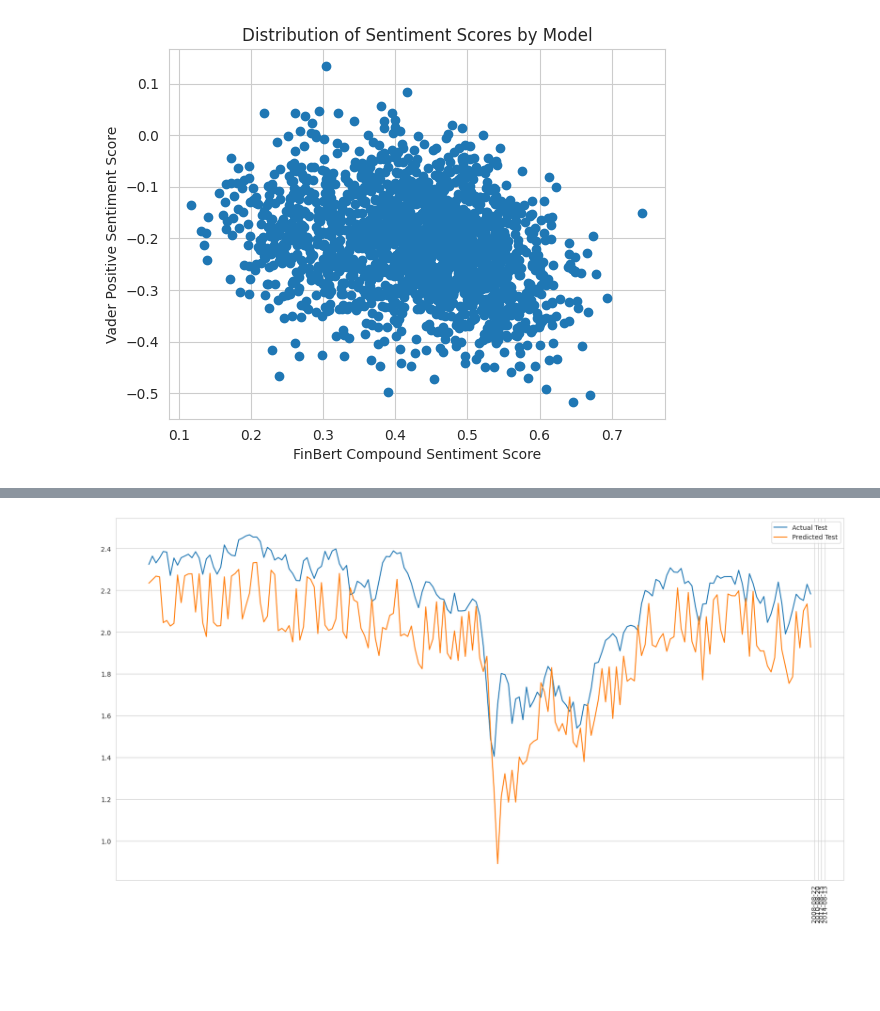
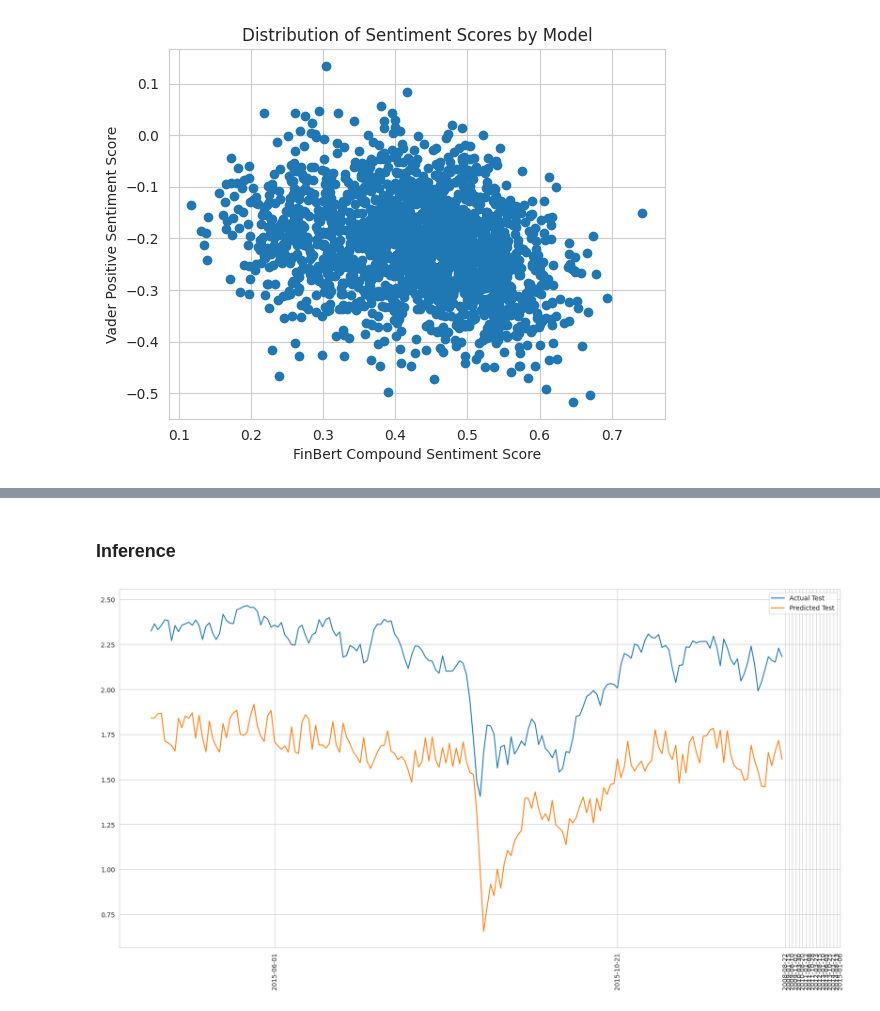
Before and after one commit to Askinkaty/TextStock, a Jupyter notebook: predict_close_price/Hierarchical_model.ipynb, the cells around one changed output, grey strips where cells are left out. Drawn from its saved outputs; the diff is of its cells as text; code cells hidden in the pictures; blank space fills up the shorter version.

```diff
--- a/predict_close_price/Hierarchical_model.ipynb
+++ b/predict_close_price/Hierarchical_model.ipynb
@@ -142,7 +146,7 @@ assert len(merged_data[merged_data.isna().any(axis=1)]) == 0
 numerical_columns = merged_data.select_dtypes(include=['number']).columns
 numerical_columns = [_ for _ in numerical_columns if _ not in ['Label', 'Close', 'Adj Close']]
 #financial_columns = ['Open', 'High', 'Low', 'Volume', 'Lagged_3_Volume', 'Lagged_5_Volume', 'Lagged_7_Volume']
-financial_columns = ['Open', 'Volume_rolling_mean', 'Volume_change', 'Rolling_std']
+financial_columns = ['Open', 'High', 'Low', 'Volume_rolling_mean',  'Lagged_5_Volume', 'Lagged_7_Volume', 'Rolling_std']
 topic_sent_columns = ['finbert_positive', 'finbert_negative', 'vader_sentiment_compound']
 label_columns = ['Close']
 numerical_columns, topic_sent_columns, financial_columns
@@ -539,0 +550,2 @@ with mlflow.start_run():
+# %% [markdown]
+### Inference
@@ -555,45 +607,29 @@ with torch.no_grad():
-# %%
-with torch.no_grad():
-    all_train_predictions = []
-    all_train_labels = []
-    for i, batch in enumerate(train_loader):
-        headline_input_ids = batch['input_ids'].to(device)
-        headline_attention_mask = batch['attention_mask'].to(device)
-        market_data = batch['market_data'].to(device)
-        close_price = batch['close_price'].to(device)
-        predictions = model(headline_input_ids, headline_attention_mask, market_data)
-        all_train_labels.extend(close_price.cpu().detach().numpy())
-        all_train_predictions.extend(predictions.cpu().detach().numpy())
-# %%
-with torch.no_grad():
-    all_test_predictions = []
-    all_test_labels = []
-    for i, batch in enumerate(test_loader):
-        headline_input_ids = batch['input_ids'].to(device)
-        headline_attention_mask = batch['attention_mask'].to(device)
-        market_data = batch['market_data'].to(device)
-        close_price = batch['close_price'].to(device)
-        predictions = model(headline_input_ids, headline_attention_mask, market_data)
-        all_test_labels.extend(close_price.cpu().detach().numpy())
-        all_test_predictions.extend(predictions.cpu().detach().numpy())
 # %%
 import seaborn as sns
 import matplotlib.pyplot as plt
 dates = merged_data['Date'].values
-sampleInterval = 500
+sampleInterval = 100
 sampledDates = dates[::sampleInterval]
+
+def exponential_moving_average(data, alpha=0.8):
+    ema = [data[0]]  # Start with the first value
+    for i in range(1, len(data)):
+        ema.append(alpha * data[i] + (1 - alpha) * ema[-1])
+    return np.array(ema)
+
+
 
 plt.figure(figsize=(20, 10))
 # plt.plot(dates[:len(train_df)], train_df['Close'], label='Actual Train')
 # plt.plot(dates[:len(train_df)], all_train_predictions, label='Predicted Train')
 # plt.plot(dates[len(train_df):len(train_df) + len(val_df)], val_df['Close'], label='Actual Valid')
 # plt.plot(dates[len(train_df):len(train_df) + len(val_df)], all_valid_predictions, label='Predicted Valid')
 plt.plot(dates[len(train_df) + len(val_df):len(train_df) + len(test_df) + len(val_df) + len(test_df)], test_df['Close'], label='Actual Test')
-plt.plot(dates[len(train_df) + len(val_df):len(train_df) + len(test_df) + len(test_df)], all_test_predictions, label='Predicted Test')
+plt.plot(dates[len(train_df) + len(val_df):len(train_df) + len(test_df) + len(test_df)], exponential_moving_average(all_test_predictions), label='Predicted Test')
 
 plt.xticks(sampledDates, rotation=90)
 
 plt.legend()
 plt.show()
 # %% [output]
-[figure, old version]
+[figure, new version]
```
Also changed, not shown: parts of 16 cells of this notebook, 4 other files.
